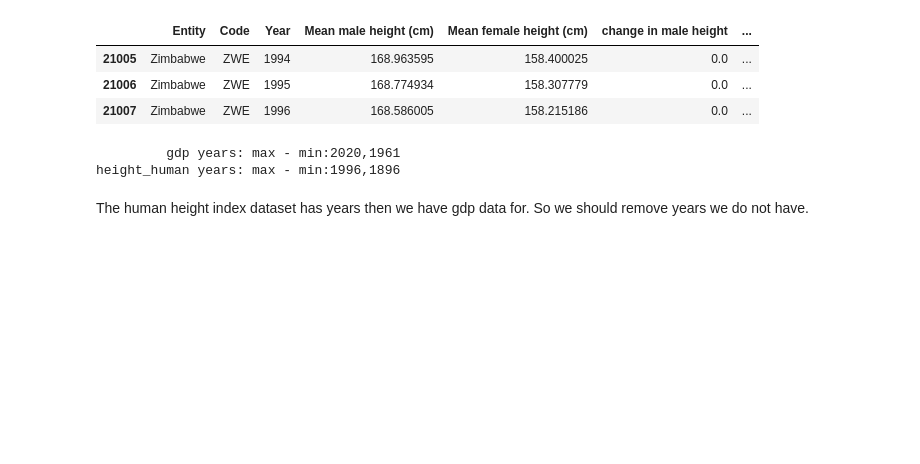
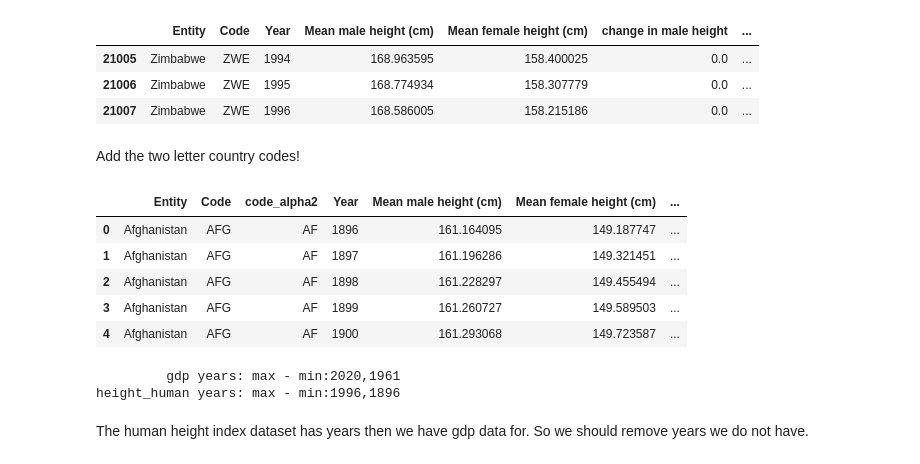
Before and after one commit to boardkeystown/CIS568Projcet, a Jupyter notebook: jupyter/workbook2.ipynb, the cells around one changed output. Saved outputs shown, nothing was run; the diff lists cells and outputs as text; code cells hidden in the pictures; blank space fills up the shorter version.

```diff
--- a/jupyter/workbook2.ipynb
+++ b/jupyter/workbook2.ipynb
@@ -174,3 +191,5 @@ avg_height_human.tail(3)
 | 21005 | Zimbabwe | ZWE | 1994 | 168.963595 | 158.400025 | 0.0 | ... |
 | 21006 | Zimbabwe | ZWE | 1995 | 168.774934 | 158.307779 | 0.0 | ... |
 | 21007 | Zimbabwe | ZWE | 1996 | 168.586005 | 158.215186 | 0.0 | ... |
+# %% [markdown]
+Add the two letter country codes!
@@ -177 +223,10 @@ avg_height_human.tail(3)
+# %%
+avg_height_human.head()
+# %% [output]
+|  | Entity | Code | code_alpha2 | Year | Mean male height (cm) | Mean female height (cm) | ... |
+| 0 | Afghanistan | AFG | AF | 1896 | 161.164095 | 149.187747 | ... |
+| 1 | Afghanistan | AFG | AF | 1897 | 161.196286 | 149.321451 | ... |
+| 2 | Afghanistan | AFG | AF | 1898 | 161.228297 | 149.455494 | ... |
+| 3 | Afghanistan | AFG | AF | 1899 | 161.260727 | 149.589503 | ... |
+| 4 | Afghanistan | AFG | AF | 1900 | 161.293068 | 149.723587 | ... |
 # %%
```
Also changed, not shown: parts of 11 cells of this notebook, 3 other files.
